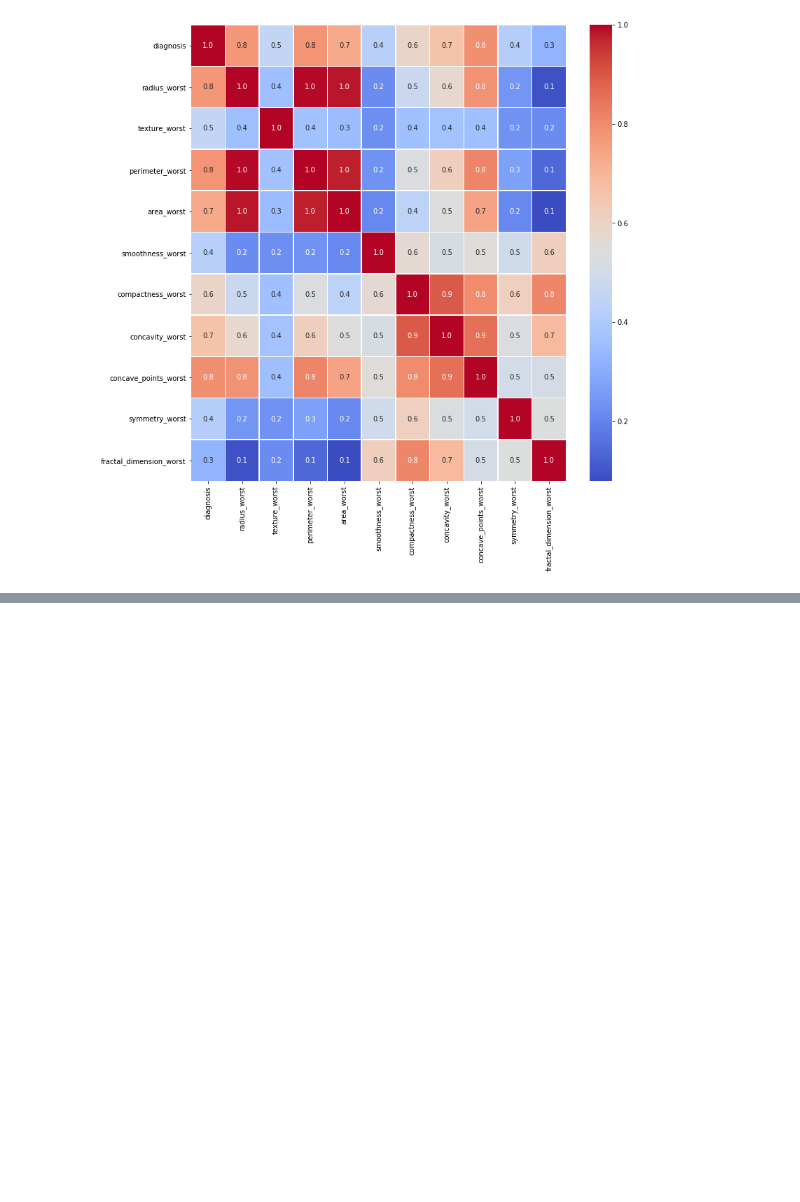
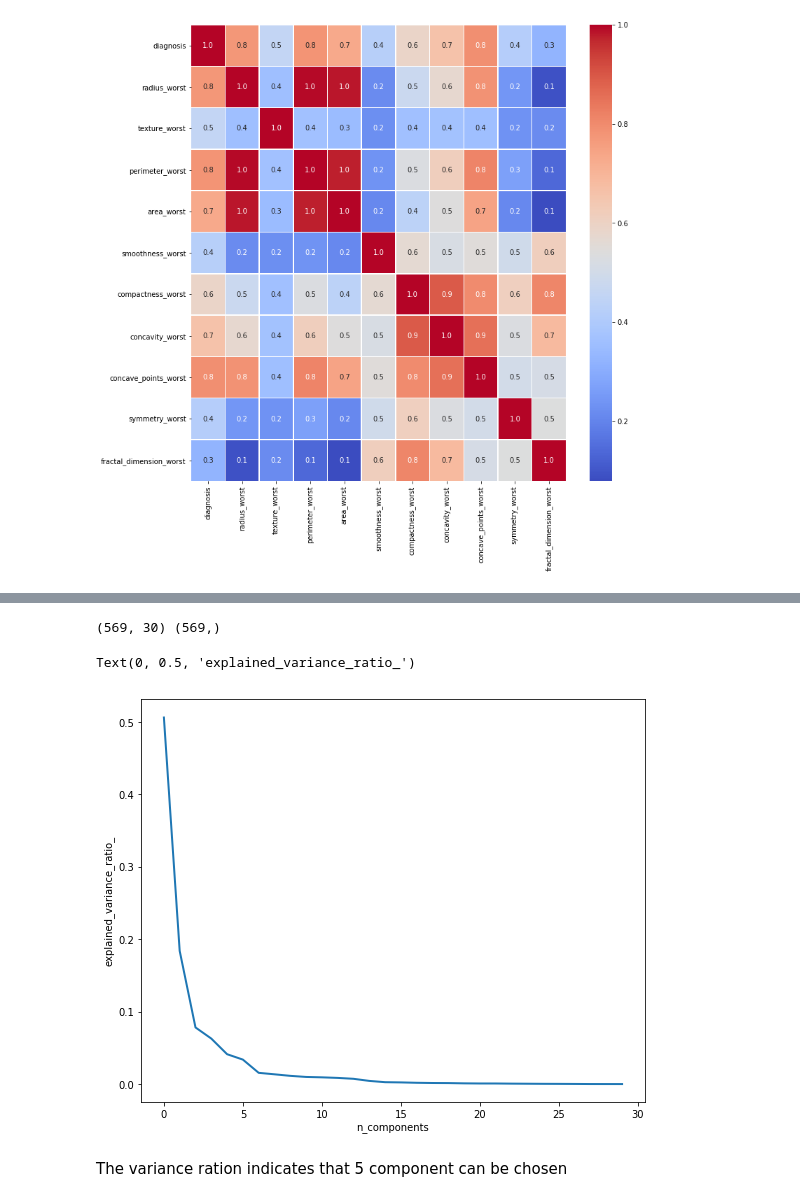
Before and after one commit to lmiranda1107/ml_final_project, a Jupyter notebook: Step_3-model_selection.ipynb, the cells around one changed output, grey strips where cells are left out. Drawn from its saved outputs; the diff is of its cells as text; code cells hidden in the pictures; blank space fills up the shorter version.

```diff
--- a/Step_3-model_selection.ipynb
+++ b/Step_3-model_selection.ipynb
@@ -144,0 +227,34 @@ sns_plot=sns.heatmap(df_worst.corr(), annot=True, linewidths=.5, fmt= '.1f',ax=a
+# %%
+# Assign X (data) and y (target)
+
+### BEGIN SOLUTION
+X_data = df.drop("diagnosis", axis=1)
+y_data = df["diagnosis"]
+print(X_data.shape, y_data.shape)
+### END SOLUTION
+# %% [output]
+(569, 30) (569,)
+# %%
+# Split data train 70 % and test 30 %
+X_train, X_test, y_train, y_test = train_test_split(X_data, y_data, test_size=0.3, random_state=42)
+# %%
+#Normalization process
+X_train_N = (X_train-X_train.mean())/(X_train.max()-X_train.min())
+X_test_N = (X_test-X_test.mean())/(X_test.max()-X_test.min())
+# %%
+from sklearn.decomposition import PCA
+pca = PCA()
+pca.fit(X_train_N)
+
+plt.figure(1, figsize=(10, 8))
+plt.clf()
+plt.axes([.2, .2, .7, .7])
+plt.plot(pca.explained_variance_ratio_, linewidth=2)
+plt.axis('tight')
+plt.xlabel('n_components')
+plt.ylabel('explained_variance_ratio_')
+# %% [output]
+Text(0, 0.5, 'explained_variance_ratio_')
+[figure, added]
+# %% [markdown]
+The variance ration indicates that 5 component can be chosen
```
Also changed, not shown: parts of 31 cells of this notebook, 3 other files.
